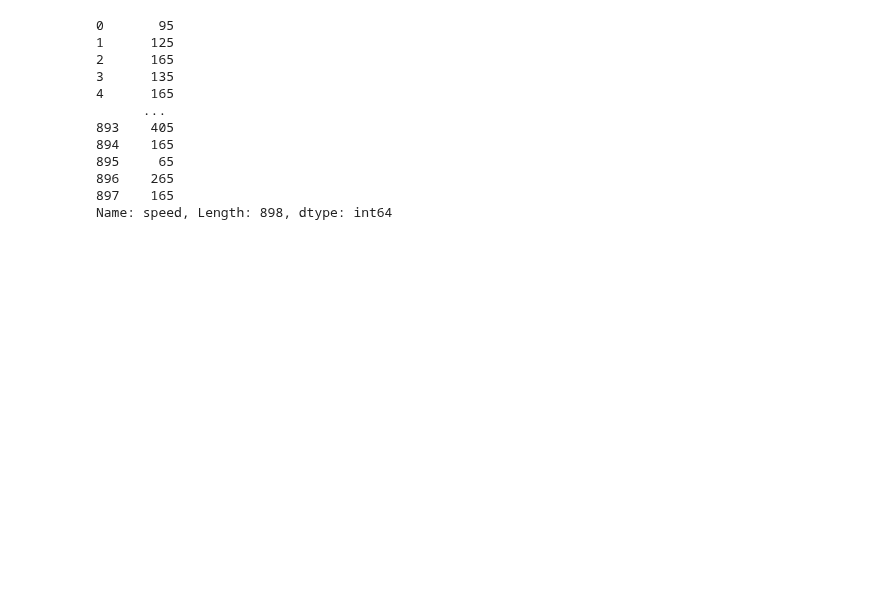
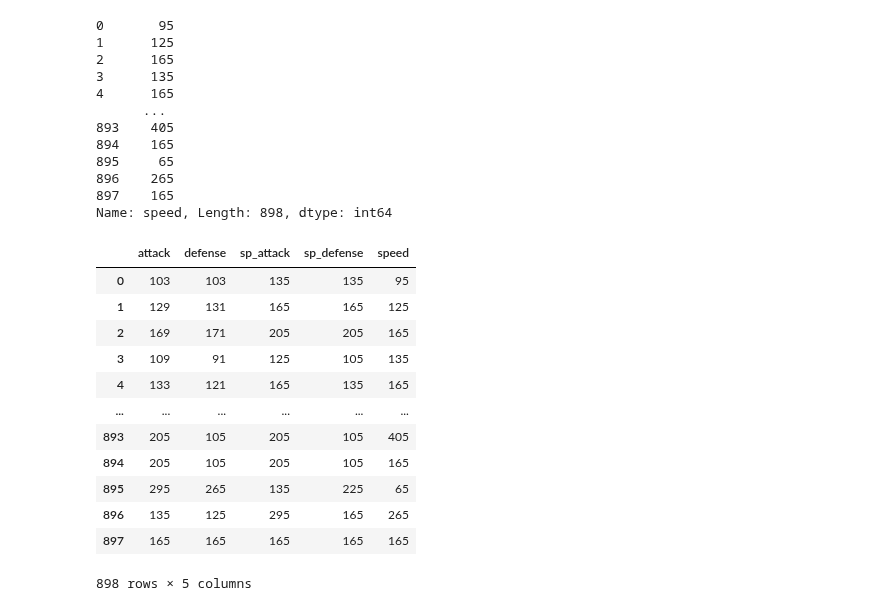
Before and after one commit to NicoleSchwartz/20241505-tutorial-pandas-matplotlib, a Jupyter notebook: tutorial.ipynb, the cells around one changed output. Saved outputs shown, nothing was run; the diff lists cells and outputs as text; code cells hidden in the pictures; blank space fills up the shorter version.

```diff
--- a/tutorial.ipynb
+++ b/tutorial.ipynb
@@ -212,3 +212,19 @@ stats = [
     "sp_defense",
     "speed",
 ]
+# %%
+2 * pokemon[stats[1:]] + 5
+# %% [output]
+|  | attack | defense | sp_attack | sp_defense | speed |
+| 0 | 103 | 103 | 135 | 135 | 95 |
+| 1 | 129 | 131 | 165 | 165 | 125 |
+| 2 | 169 | 171 | 205 | 205 | 165 |
+| 3 | 109 | 91 | 125 | 105 | 135 |
+| 4 | 133 | 121 | 165 | 135 | 165 |
+| ... | ... | ... | ... | ... | ... |
+| 893 | 205 | 105 | 205 | 105 | 405 |
+| 894 | 205 | 105 | 205 | 105 | 165 |
+| 895 | 295 | 265 | 135 | 225 | 65 |
+| 896 | 135 | 125 | 295 | 165 | 265 |
+| 897 | 165 | 165 | 165 | 165 | 165 |
+898 rows × 5 columns
```
